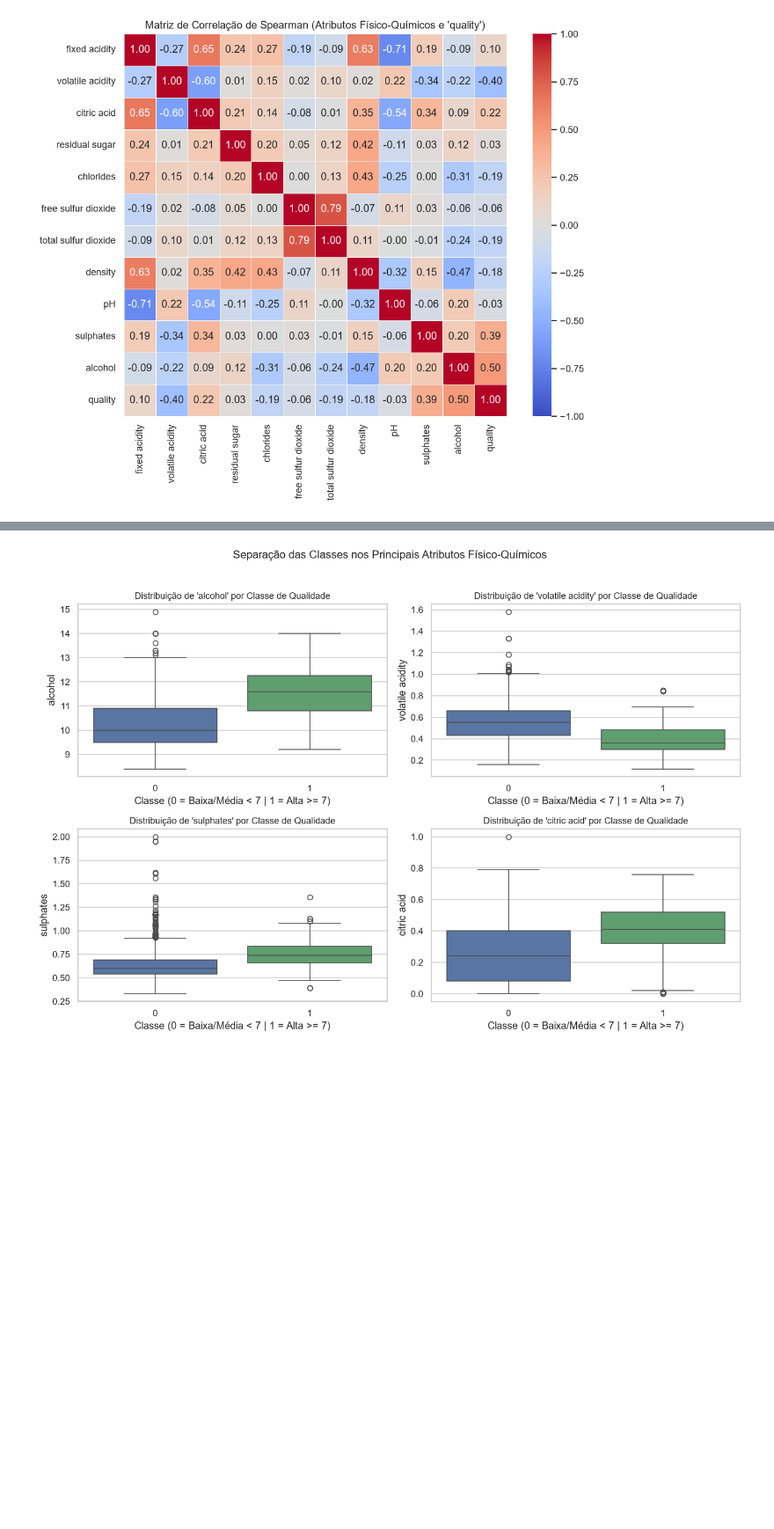
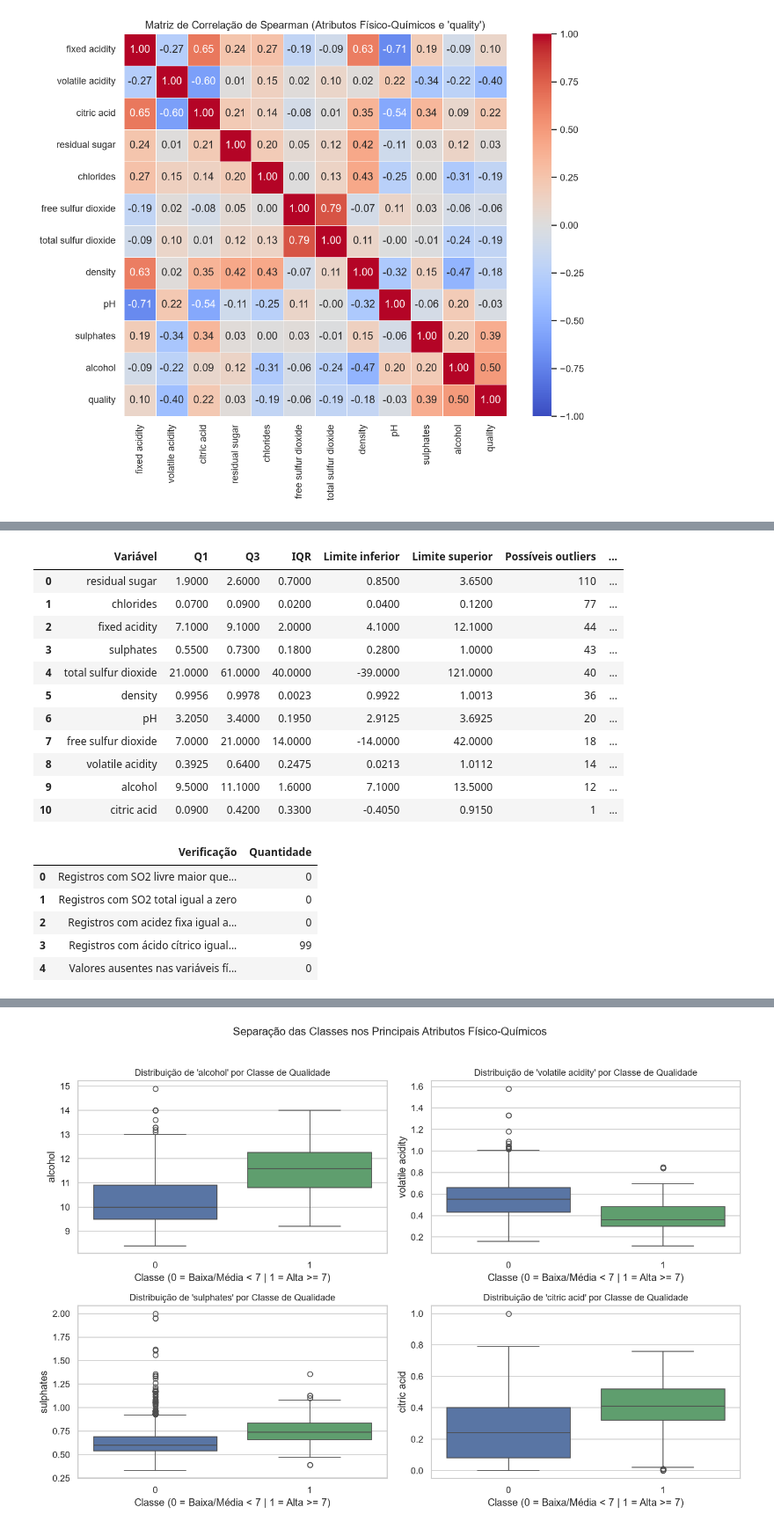
Before and after one commit to diegoolsilva/wine-quality-classification, a Jupyter notebook: notebooks/01_wine_quality_classification_final.ipynb, the cells around one changed output, grey strips where cells are left out. Shown at 88% size. Cells and saved outputs as stored; diff of their text form; code cells hidden in the pictures; blank space fills up the shorter version.

```diff
--- a/notebooks/01_wine_quality_classification_final.ipynb
+++ b/notebooks/01_wine_quality_classification_final.ipynb
@@ -326,0 +320,80 @@ plt.show()
+# %%
+# Quantifica possíveis outliers pelo critério de 1,5 × IQR.
+# O critério é um sinalizador exploratório, não uma regra automática de exclusão.
+outlier_features = [
+    column for column in df_eda.columns
+    if column not in ["quality", "target"]
+]
+outlier_rows = []
+
+for column in outlier_features:
+    q1 = df_eda[column].quantile(0.25)
+    q3 = df_eda[column].quantile(0.75)
+    iqr = q3 - q1
+    lower_bound = q1 - 1.5 * iqr
+    upper_bound = q3 + 1.5 * iqr
+    outlier_mask = (df_eda[column] < lower_bound) | (df_eda[column] > upper_bound)
+
+    outlier_rows.append({
+        "Variável": column,
+        "Q1": q1,
+        "Q3": q3,
+        "IQR": iqr,
+        "Limite inferior": lower_bound,
+        "Limite superior": upper_bound,
+        "Possíveis outliers": int(outlier_mask.sum()),
+        "Percentual (%)": float(outlier_mask.mean() * 100),
+        "Mínimo observado": float(df_eda[column].min()),
+        "Máximo observado": float(df_eda[column].max()),
+        "Zeros": int(df_eda[column].eq(0).sum()),
+    })
+
+df_outlier_summary = (
+    pd.DataFrame(outlier_rows)
+    .sort_values("Possíveis outliers", ascending=False)
+    .reset_index(drop=True)
+)
+display(df_outlier_summary.round(4))
+
+# Verificações simples de consistência das medições disponíveis.
+physical_checks = pd.DataFrame({
+    "Verificação": [
+        "Registros com SO2 livre maior que SO2 total",
+        "Registros com SO2 total igual a zero",
+        "Registros com acidez fixa igual a zero",
+        "Registros com ácido cítrico igual a zero",
+        "Valores ausentes nas variáveis físico-químicas",
+    ],
+    "Quantidade": [
+        int((df_eda["free sulfur dioxide"] > df_eda["total sulfur dioxide"]).sum()),
+        int(df_eda["total sulfur dioxide"].eq(0).sum()),
+        int(df_eda["fixed acidity"].eq(0).sum()),
+        int(df_eda["citric acid"].eq(0).sum()),
+        int(df_eda[outlier_features].isna().sum().sum()),
+    ],
+})
+display(physical_checks)
+
+print(
+    "Decisão de pré-processamento: os valores sinalizados pelo IQR serão mantidos "
+    "na análise principal, pois o critério estatístico isolado não comprova erro de medição."
+)
+# %% [output]
+|  | Variável | Q1 | Q3 | IQR | Limite inferior | Limite superior | Possíveis outliers | ... |
+| 0 | residual sugar | 1.9000 | 2.6000 | 0.7000 | 0.8500 | 3.6500 | 110 | ... |
+| 1 | chlorides | 0.0700 | 0.0900 | 0.0200 | 0.0400 | 0.1200 | 77 | ... |
+| 2 | fixed acidity | 7.1000 | 9.1000 | 2.0000 | 4.1000 | 12.1000 | 44 | ... |
+| 3 | sulphates | 0.5500 | 0.7300 | 0.1800 | 0.2800 | 1.0000 | 43 | ... |
+| 4 | total sulfur dioxide | 21.0000 | 61.0000 | 40.0000 | -39.0000 | 121.0000 | 40 | ... |
+| 5 | density | 0.9956 | 0.9978 | 0.0023 | 0.9922 | 1.0013 | 36 | ... |
+| 6 | pH | 3.2050 | 3.4000 | 0.1950 | 2.9125 | 3.6925 | 20 | ... |
+| 7 | free sulfur dioxide | 7.0000 | 21.0000 | 14.0000 | -14.0000 | 42.0000 | 18 | ... |
+| 8 | volatile acidity | 0.3925 | 0.6400 | 0.2475 | 0.0213 | 1.0112 | 14 | ... |
+| 9 | alcohol | 9.5000 | 11.1000 | 1.6000 | 7.1000 | 13.5000 | 12 | ... |
+| 10 | citric acid | 0.0900 | 0.4200 | 0.3300 | -0.4050 | 0.9150 | 1 | ... |
+|  | Verificação | Quantidade |
+| 0 | Registros com SO2 livre maior que... | 0 |
+| 1 | Registros com SO2 total igual a zero | 0 |
+| 2 | Registros com acidez fixa igual a... | 0 |
+| 3 | Registros com ácido cítrico igual... | 99 |
+| 4 | Valores ausentes nas variáveis fí... | 0 |
```
Also changed, not shown: parts of 92 cells of this notebook, 32 other files.
